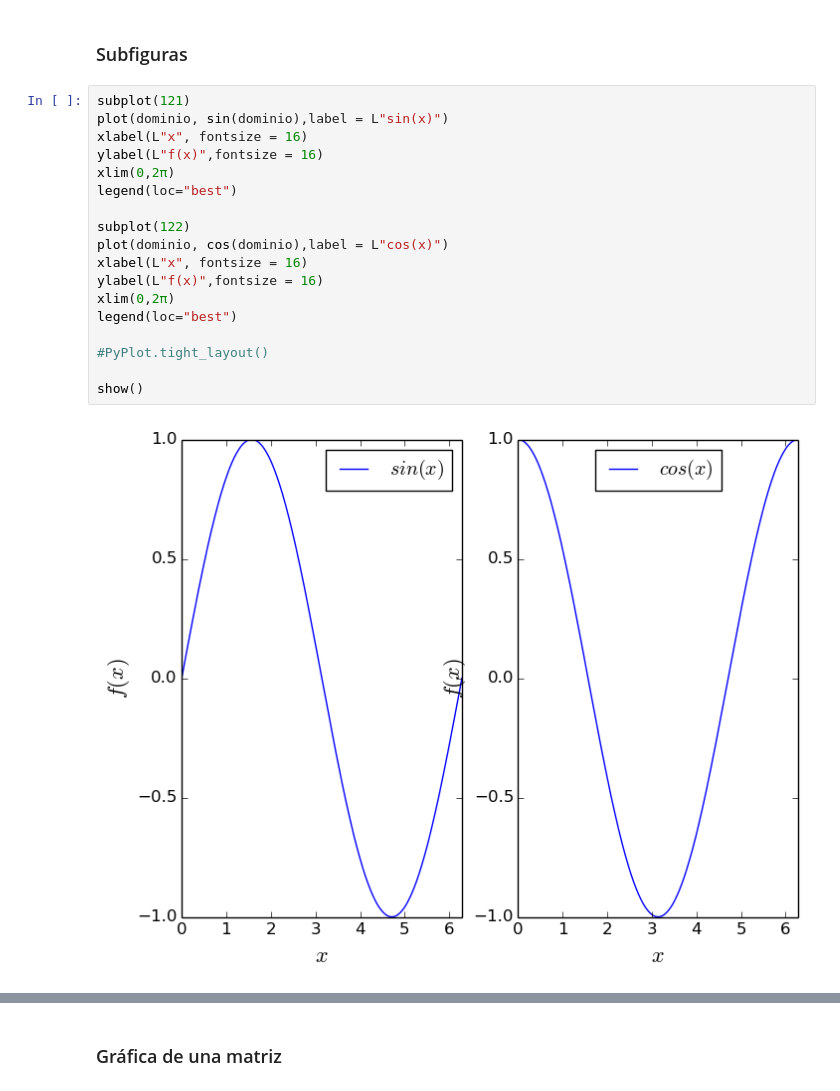
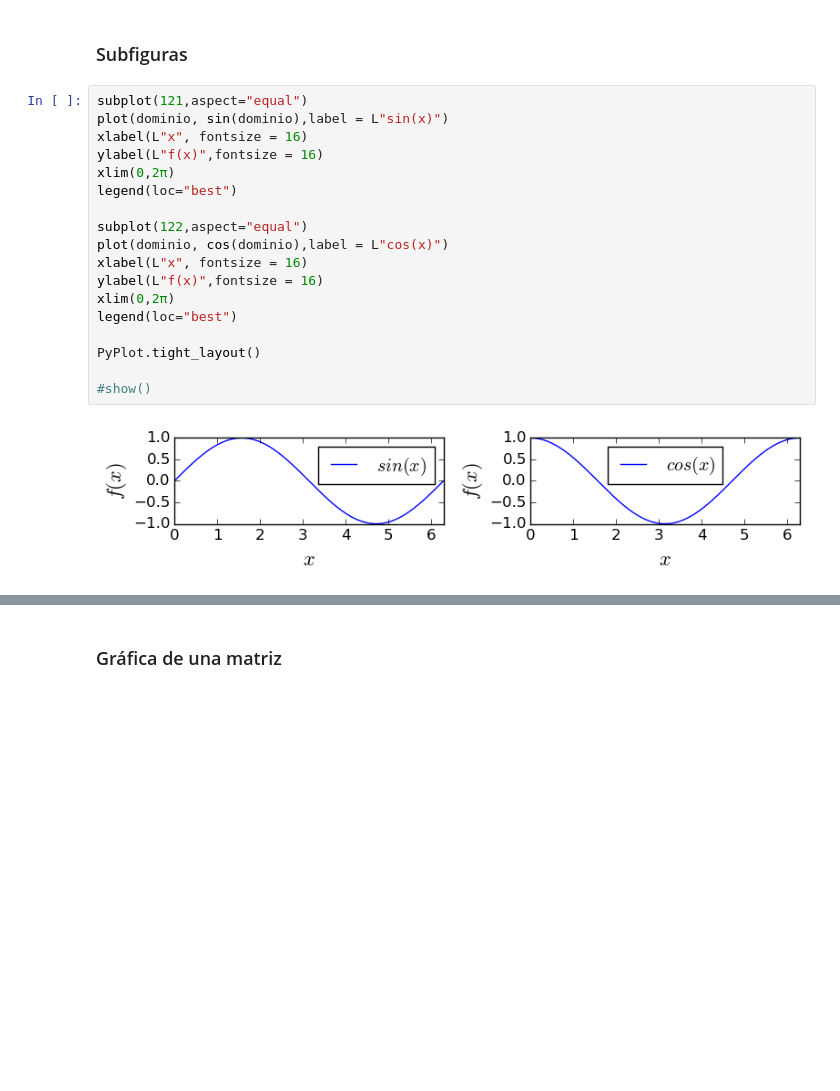
Before and after one commit to dapias/julia_curso_IQ, a Jupyter notebook: GraficaciónPyPlot.ipynb, the cells around one changed output, grey strips where cells are left out. Saved outputs shown, nothing was run; the diff lists cells and outputs as text; blank space fills up the shorter version.

```diff
--- a/GraficaciónPyPlot.ipynb
+++ b/GraficaciónPyPlot.ipynb
@@ -92,25 +104,25 @@ show()
 # %% [markdown]
 ### Subfiguras
 # %%
-subplot(121)
+subplot(121,aspect="equal")
 plot(dominio, sin(dominio),label = L"sin(x)")
 xlabel(L"x", fontsize = 16)
 ylabel(L"f(x)",fontsize = 16)
 xlim(0,2π)
 legend(loc="best")
 
-subplot(122)
+subplot(122,aspect="equal")
 plot(dominio, cos(dominio),label = L"cos(x)")
 xlabel(L"x", fontsize = 16)
 ylabel(L"f(x)",fontsize = 16)
 xlim(0,2π)
 legend(loc="best")
 
-#PyPlot.tight_layout()
+PyPlot.tight_layout()
 
-show()
+#show()
 # %% [output]
-[figure, old version]
+[figure, new version]
 # %%
 subplot(221)
 plot(dominio, sin(dominio),label = L"sin(x)")
```
Also changed, not shown: parts of 15 cells of this notebook, 2 other files.
